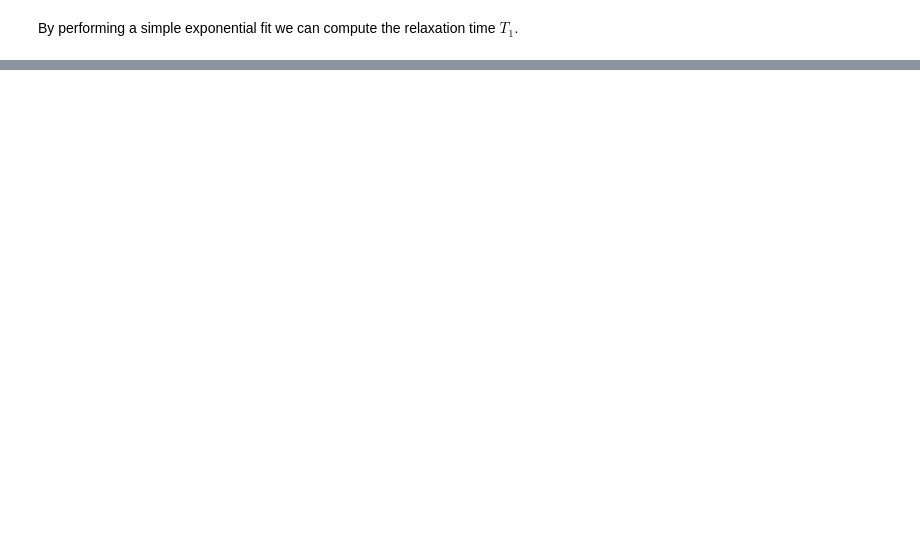
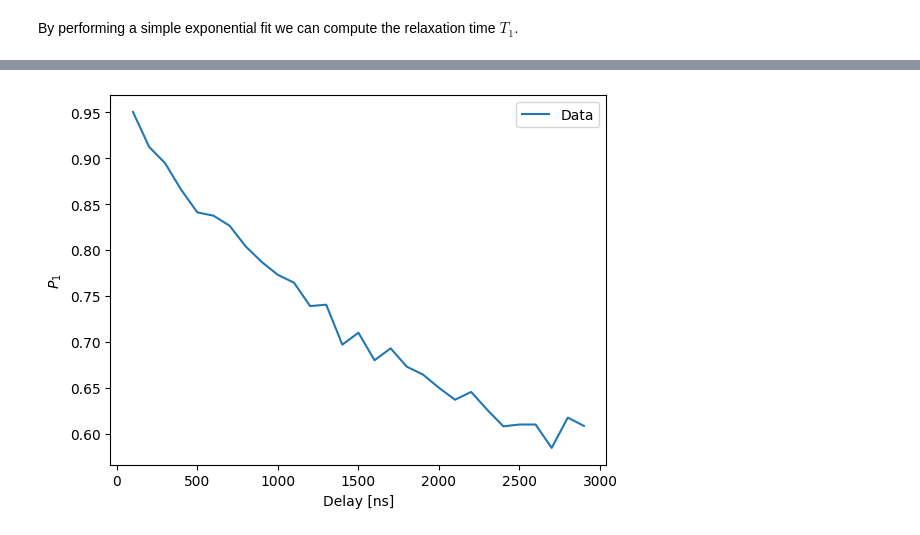
Before and after one commit to qiboteam/qiboedu, a Jupyter notebook: notebooks/Control/qibolab.ipynb, the cells around one changed output, grey strips where cells are left out. Cells and saved outputs as stored; diff of their text form; code cells hidden in the pictures; blank space fills up the shorter version.

```diff
--- a/notebooks/Control/qibolab.ipynb
+++ b/notebooks/Control/qibolab.ipynb
@@ -363,0 +374,28 @@ HamiltonianConfig(kind='hamiltonian', transmon_levels=2, single_qubit={0: Qubit(
+# %%
+natives = platform.natives.single_qubit[0]
+
+seq = PulseSequence()
+
+# we need to retrieve both the acquisition and the drive channels
+acquisition = platform.qubits[0].acquisition
+drive = platform.qubits[0].drive
+delays = 2* [Delay(duration=2000)]
+seq += natives.RX90()
+seq.append((acquisition, Delay(duration=natives.RX90().duration)))
+seq.append((drive, delays[0]))
+seq.append((acquisition, delays[1]))
+seq += natives.RX90()
+seq.append((acquisition, Delay(duration=natives.RX90().duration)))
+seq += natives.MZ()
+
+# introduce sweeper
+delay_range = np.arange(100,3000,100)
+sweeper = Sweeper(
+    parameter = Parameter.duration,
+    pulses = delays,
+    values=delay_range
+)
+
+results = platform.execute([seq], [[sweeper]], nshots=2000, averaging_mode=AveragingMode.CYCLIC)
+readout_id = seq.acquisitions[0][1].id
+p1s = results[readout_id]
@@ -363,0 +404,8 @@ HamiltonianConfig(kind='hamiltonian', transmon_levels=2, single_qubit={0: Qubit(
+# %%
+plt.plot(delay_range, p1s, label="Data")
+plt.xlabel("Delay [ns]")
+plt.ylabel(r"$P_1$")
+plt.legend()
+plt.show()
+# %% [output]
+[figure, added]
```
Also changed, not shown: parts of 17 cells of this notebook.
